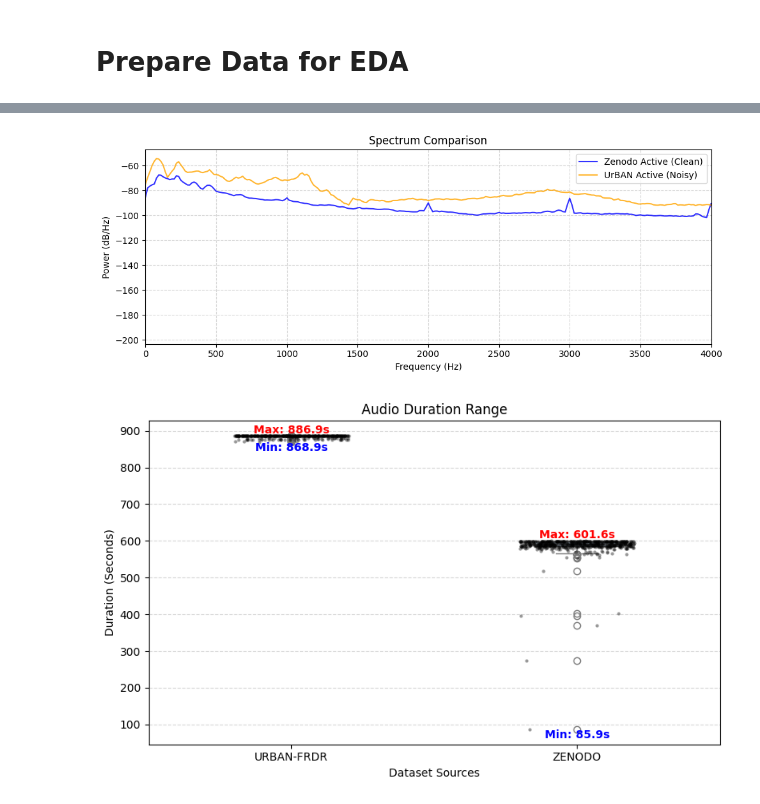
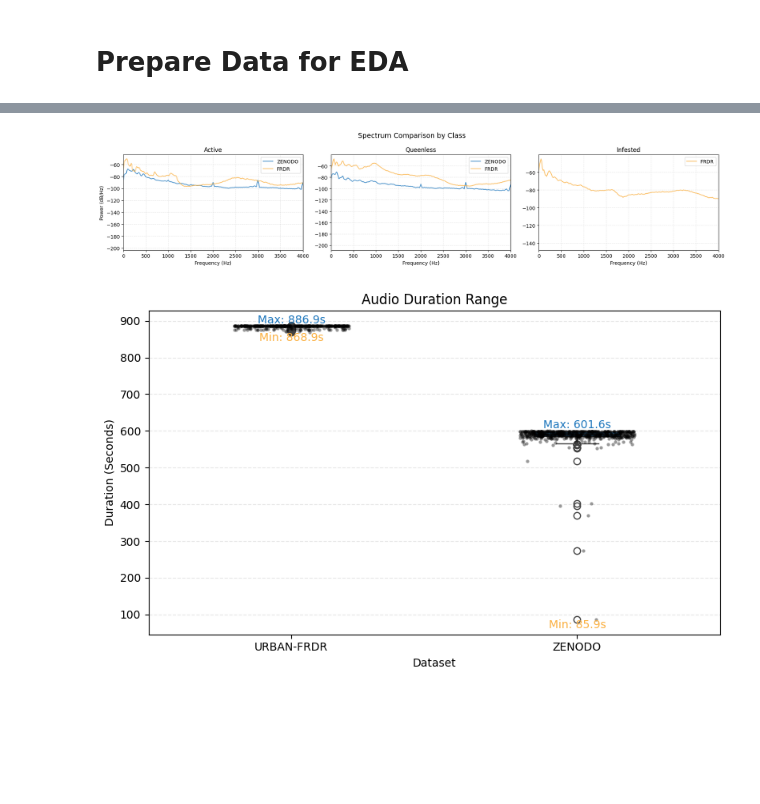
Before and after one commit to jadjadjade002/aib-apisacoustic, a Jupyter notebook: EDAapisacoustic.ipynb, the cells around one changed output, grey strips where cells are left out. Saved outputs shown, nothing was run; the diff lists cells and outputs as text; code cells hidden in the pictures; blank space fills up the shorter version.

```diff
--- a/EDAapisacoustic.ipynb
+++ b/EDAapisacoustic.ipynb
@@ -138,0 +105,12 @@ df_durations = pd.DataFrame(all_duration_data)
+# %%
+df_all = pd.concat([df_frdr_all, df_zenodo_all], ignore_index=True)
+
+ct = pd.crosstab(df_all['Class'], df_all['Dataset'])
+ax = ct.plot(kind='bar', figsize=(8, 5), rot=0, color=['#fbb040', '#1b75bc'], linewidth=0.5)
+plt.title('Class Distribution by Dataset')
+plt.ylabel('Count')
+plt.legend(title='Dataset')
+for container in ax.containers:
+    ax.bar_label(container)
+plt.grid(axis='y', linestyle='--', alpha=0.3)
+plt.tight_layout(); plt.show()
@@ -172,35 +177,55 @@ plt.tight_layout(); plt.show()
 # %%
-from scipy.signal import welch
-freqs_z, psd_z = welch(audio_zenodo, sr, nperseg=1024)
-freqs_u, psd_u = welch(audio_frdr, sr, nperseg=1024)
+sr = 16000
+duration = 10
 
-plt.figure(figsize=(10, 4))
-plt.plot(freqs_z, 10 * np.log10(psd_z), label='Zenodo Active (Clean)', color='blue', alpha=0.8)
-plt.plot(freqs_u, 10 * np.log10(psd_u), label='UrBAN Active (Noisy)', color='orange', alpha=0.8)
-plt.title("Spectrum Comparison")
-plt.xlabel("Frequency (Hz)")
-plt.ylabel("Power (dB/Hz)")
-plt.xlim(0, 4000)
-plt.grid(True, linestyle='--', alpha=0.5)
-plt.legend()
+try:
+    audio
+except NameError:
+    audio = {}
+    for ds_name, ds_df in [('FRDR', df_frdr_all), ('ZENODO', df_zenodo_all)]:
+        for cls in ds_df['Class'].unique():
+            path = ds_df[ds_df['Class'] == cls].iloc[0]['File_Path']
+            audio[f'{ds_name}_{cls}'] = librosa.load(path, sr=sr, duration=duration)[0]
+
+classes = ['Active', 'Queenless', 'Infested']
+datasets = ['ZENODO', 'FRDR']
+fig, axes = plt.subplots(1, 3, figsize=(18, 4))
+fig.suptitle('Spectrum Comparison by Class', fontsize=14)
+
+for i, cls in enumerate(classes):
+    for ds in datasets:
+        key = f'{ds}_{cls}'
+        if key in audio:
+            freqs, psd = welch(audio[key], sr, nperseg=1024)
+            color = '#1b75bc' if ds == 'ZENODO' else '#fbb040'
+            axes[i].plot(freqs, 10 * np.log10(psd), color=color, label=f'{ds}', alpha=0.8)
+    axes[i].set_title(cls)
+    axes[i].set_xlabel('Frequency (Hz)')
+    axes[i].set_xlim(0, 4000)
+    axes[i].grid(True, linestyle='--', alpha=0.3)
+    axes[i].legend()
+
+axes[0].set_ylabel('Power (dB/Hz)')
 plt.tight_layout(); plt.show()
 # %% [output]
-[figure, old version]
+[figure, new version]
 # %%
 plt.figure(figsize=(8, 5))
-sns.boxplot(data=df_durations, x='Dataset', y='Duration', palette='Pastel1', width=0.3, hue='Dataset', legend=False)
+palette = {'URBAN-FRDR': '#fbb040', 'ZENODO': '#1b75bc'}
+sns.boxplot(data=df_durations, x='Dataset', y='Duration', palette=palette, width=0.3, hue='Dataset', legend=False)
 sns.stripplot(data=df_durations, x='Dataset', y='Duration', color='black', size=3, alpha=0.4, jitter=0.2)
 
 for i, dn in enumerate(['URBAN-FRDR', 'ZENODO']):
     sub = df_durations[df_durations['Dataset'] == dn]['Duration']
     if len(sub) > 0:
-        plt.text(i, sub.max(), f"Max: {sub.max():.1f}s", ha='center', va='bottom', color='red', fontweight='bold', fontsize=10)
-        plt.text(i, sub.min(), f"Min: {sub.min():.1f}s", ha='center', va='top', color='blue', fontweight='bold', fontsize=10)
-plt.title("Audio Duration Range")
-plt.xlabel("Dataset Sources")
-plt.ylabel("Duration (Seconds)")
-plt.grid(True, axis='y', linestyle='--', alpha=0.5)
+        plt.text(i, sub.max(), f"Max: {sub.max():.1f}s", ha='center', va='bottom', color='#1b75bc', fontsize=10)
+        plt.text(i, sub.min(), f"Min: {sub.min():.1f}s", ha='center', va='top', color='#fbb040', fontsize=10)
+
+plt.title('Audio Duration Range')
+plt.xlabel('Dataset')
+plt.ylabel('Duration (Seconds)')
+plt.grid(True, axis='y', linestyle='--', alpha=0.3)
 plt.tight_layout(); plt.show()
 # %% [output]
-[figure, old version]
+[figure, new version]
 # %%
```
Also changed, not shown: parts of 12 cells of this notebook.
